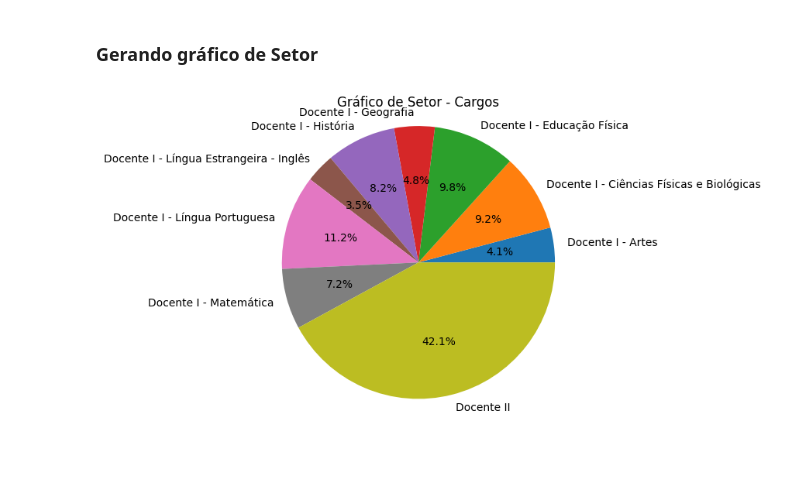
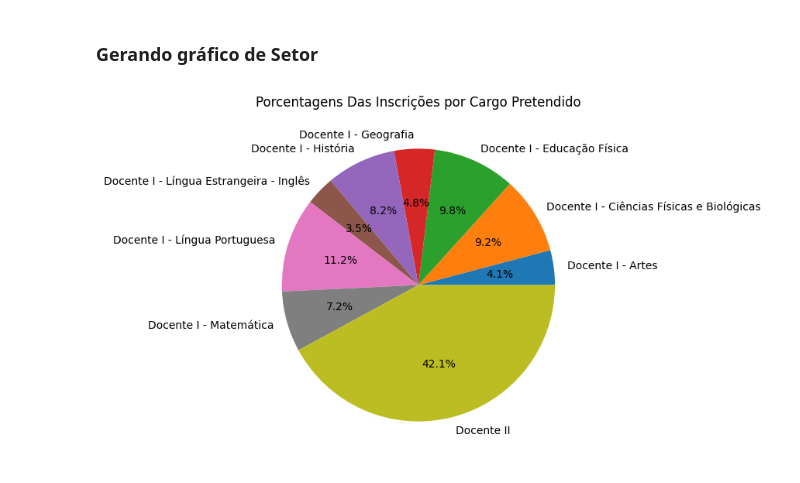
Before and after one commit to EdeCorrea/concurso-marica-data-analysis, a Jupyter notebook: inscricoes_concurso_professor_marica_2024.ipynb, the cells around one changed output. Cells and saved outputs as stored; diff of their text form; code cells hidden in the pictures; blank space fills up the shorter version.

Commit message:
STYLE - Changes pie chart's title

```diff
--- a/inscricoes_concurso_professor_marica_2024.ipynb
+++ b/inscricoes_concurso_professor_marica_2024.ipynb
@@ -180,8 +180,9 @@ grouped_data_1
 # %%
 plt.figure(figsize=(5, 5))
 plt.pie(grouped_data_1['Total'], labels=grouped_data_1['Cargo'], autopct='%1.1f%%', startangle=0)
 plt.axis('equal')
-plt.title('Gráfico de Setor - Cargos')
+plt.title('Porcentagens Das Inscrições por Cargo Pretendido')
+plt.subplots_adjust(top=1)
 plt.show()
 # %% [output]
-[figure, old version]
+[figure, new version]
```
